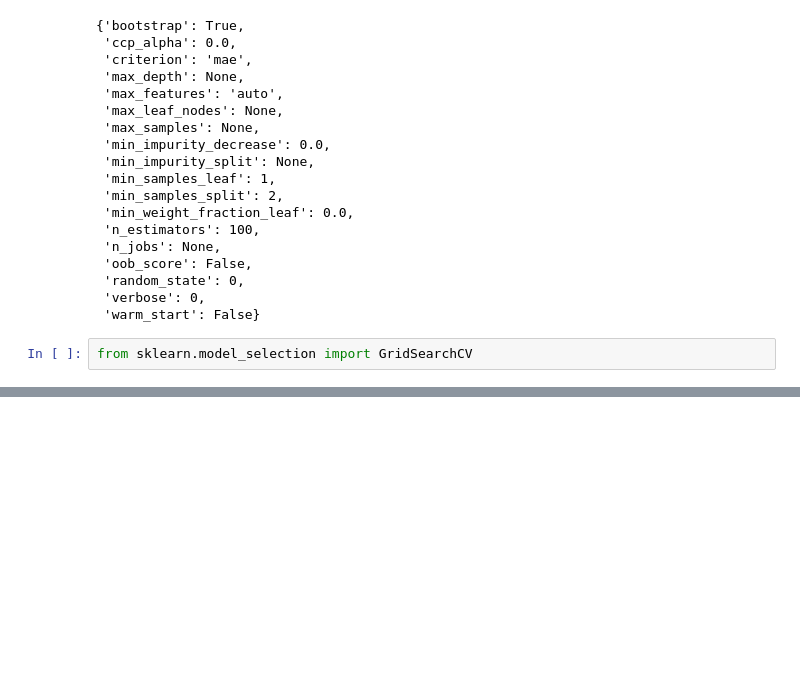
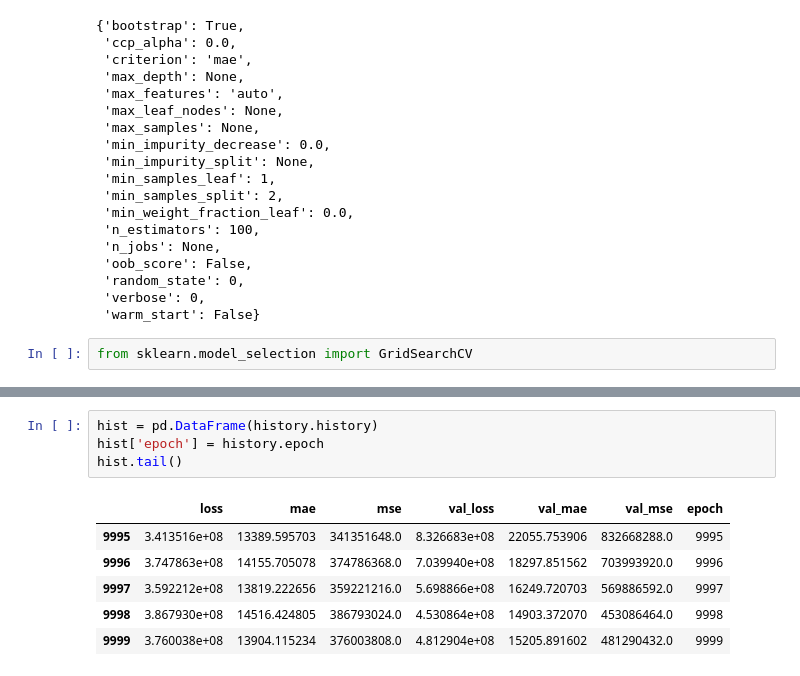
Before and after one commit to hernandezurbina/KaggleAdventures, a Jupyter notebook: HousingPrices.ipynb, the cells around one changed output, grey strips where cells are left out. Drawn from its saved outputs; the diff is of its cells as text; blank space fills up the shorter version.

```diff
--- a/HousingPrices.ipynb
+++ b/HousingPrices.ipynb
@@ -771,0 +1062,11 @@ params = {
+# %%
+hist = pd.DataFrame(history.history)
+hist['epoch'] = history.epoch
+hist.tail()
+# %% [output]
+|  | loss | mae | mse | val_loss | val_mae | val_mse | epoch |
+| 9995 | 3.413516e+08 | 13389.595703 | 341351648.0 | 8.326683e+08 | 22055.753906 | 832668288.0 | 9995 |
+| 9996 | 3.747863e+08 | 14155.705078 | 374786368.0 | 7.039940e+08 | 18297.851562 | 703993920.0 | 9996 |
+| 9997 | 3.592212e+08 | 13819.222656 | 359221216.0 | 5.698866e+08 | 16249.720703 | 569886592.0 | 9997 |
+| 9998 | 3.867930e+08 | 14516.424805 | 386793024.0 | 4.530864e+08 | 14903.372070 | 453086464.0 | 9998 |
+| 9999 | 3.760038e+08 | 13904.115234 | 376003808.0 | 4.812904e+08 | 15205.891602 | 481290432.0 | 9999 |
```
Also changed, not shown: parts of 24 cells of this notebook.
